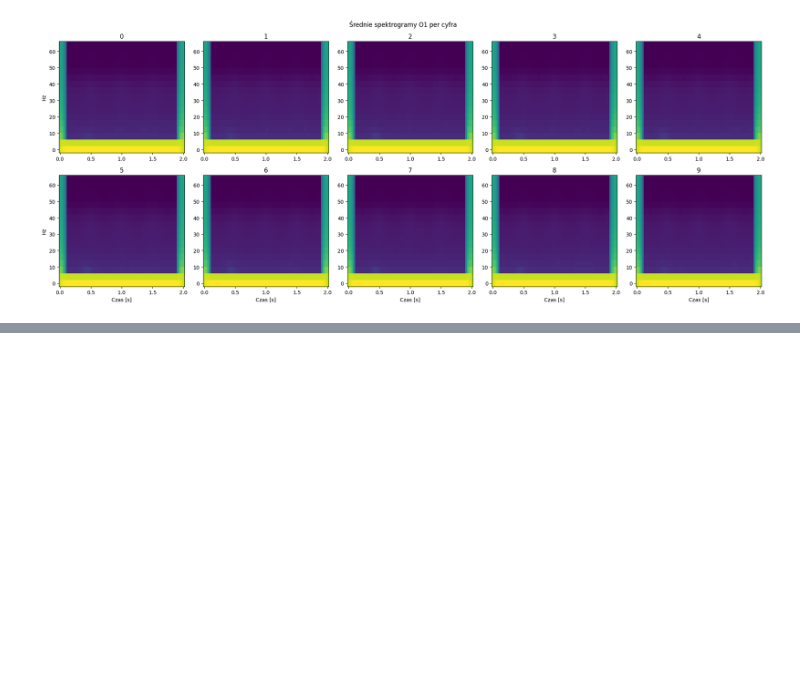
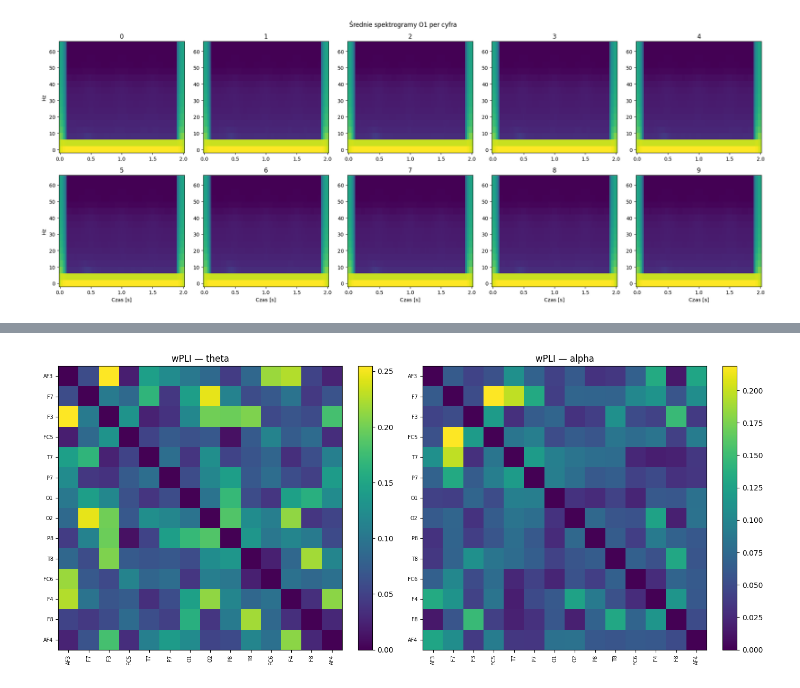
Before and after one commit to H4wk507/eeg_mnist_classifier, a Jupyter notebook: notebooks/01_EDA.ipynb, the cells around one changed output, grey strips where cells are left out. Cells and saved outputs as stored; diff of their text form; code cells hidden in the pictures; blank space fills up the shorter version.

```diff
--- a/notebooks/01_EDA.ipynb
+++ b/notebooks/01_EDA.ipynb
@@ -259,0 +378,29 @@ plt.legend()
+# %%
+ch_names = epochs.ch_names
+sfreq = epochs.info['sfreq']
+
+def wpli_matrix(data, fmin, fmax):
+    con = spectral_connectivity_epochs(
+        data, method='wpli', sfreq=sfreq,
+        fmin=fmin, fmax=fmax, faverage=True, verbose=False)
+    M = con.get_data(output='dense')[:, :, 0] # (14,14), wypełniony dolny trójkąt
+    return M + M.T # symetryzacja do rysowania
+
+fig, axes = plt.subplots(1, 2, figsize=(14, 6))
+for ax, (band, (fmin, fmax)) in zip(axes, {'theta': (4, 8), 'alpha': (8, 13)}.items()):
+    M = wpli_matrix(X, fmin, fmax)
+    im = ax.imshow(M, vmin=0, vmax=M.max(), cmap='viridis')   # wPLI ≥ 0
+    ax.set_title(f'wPLI - {band}')
+    ax.set_xticks(range(14)); ax.set_xticklabels(ch_names, rotation=90, fontsize=7)
+    ax.set_yticks(range(14)); ax.set_yticklabels(ch_names, fontsize=7)
+    fig.colorbar(im, ax=ax, fraction=0.046)
+plt.tight_layout(); plt.show()
+
+## Funkcjonalna łączność wPLI jest niska (maks ~0,2) i tylko częściowo zorganizowana: widoczne są lokalne klastry
+## sąsiednich elektrod (w alfie lewy czołowo-skroniowy), obok mniej przekonujących połączeń dalekiego zasięgu. Brak
+## silnej alfy potylicznej jest spójny z zadaniem wzrokowym przy otwartych oczach. Różnice łączności między cyframi
+## (~0,02–0,03) są małe względem wartości samej łączności (~0,1–0,2), więc connectivity nie różnicuje cyfr — opisuje
+# wspólny, słabo ustrukturyzowany stan zadania, a część frontalnego sprzężenia może odzwierciedlać resztkowe artefakty
+## okoruchowe.
+# %% [output]
+[figure, added]
```
Also changed, not shown: parts of 13 cells of this notebook, 26 other files.
